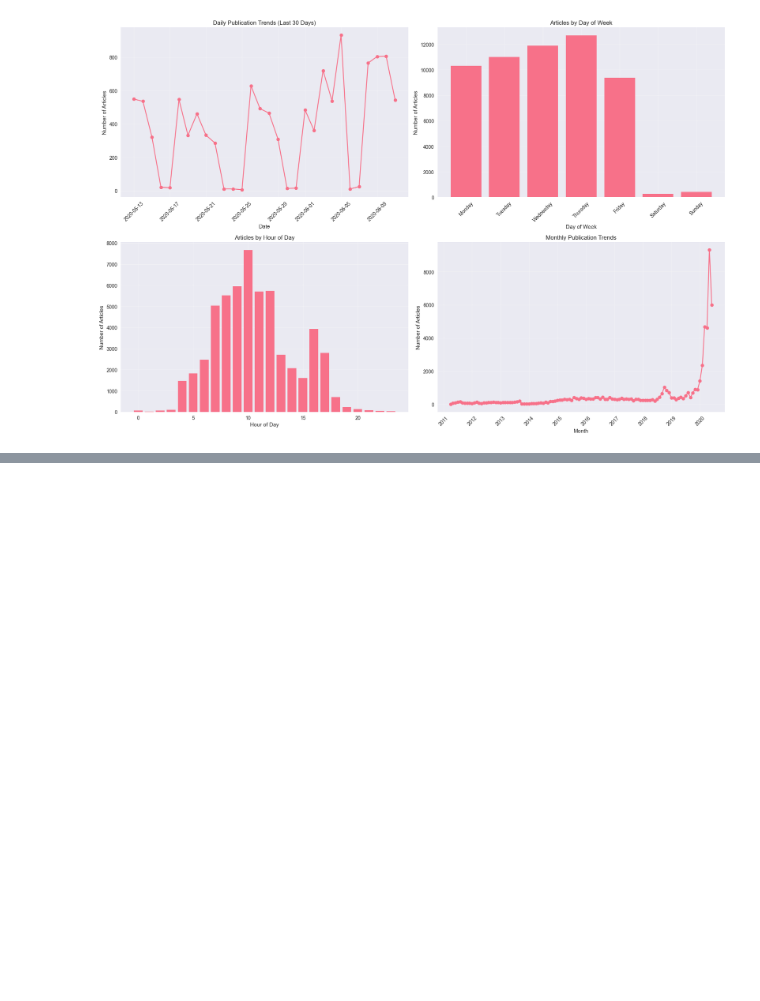
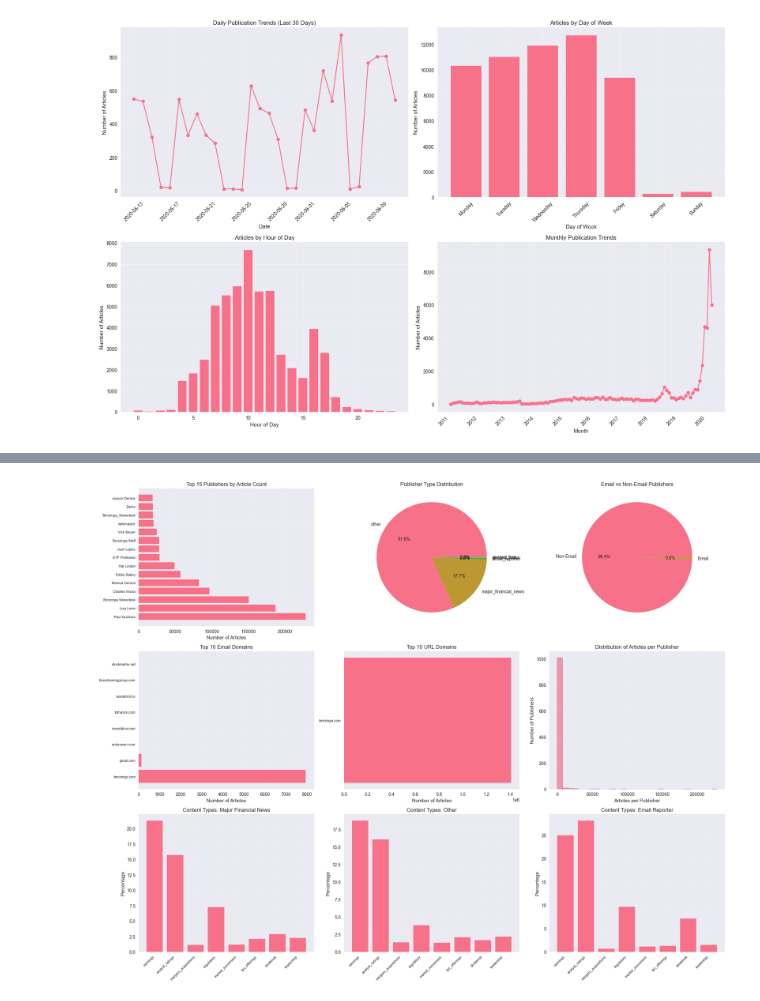
Before and after one commit to projwork/stock-price-prediction-week1, a Jupyter notebook: notebooks/task1_eda.ipynb, the cells around one changed output, grey strips where cells are left out. Saved outputs shown, nothing was run; the diff lists cells and outputs as text; code cells hidden in the pictures; blank space fills up the shorter version.

```diff
--- a/notebooks/task1_eda.ipynb
+++ b/notebooks/task1_eda.ipynb
@@ -272 +690,6 @@ INFO:matplotlib.category:Using categorical units to plot a list of strings that
+# %%
+# Comprehensive publisher analysis visualizations
+publisher_analyzer.plot_publisher_analysis(figsize=(20, 16))
+# %% [output]
+[figure, added]
 # %% [markdown]
```
Also changed, not shown: parts of 27 cells of this notebook, 3 other files.
